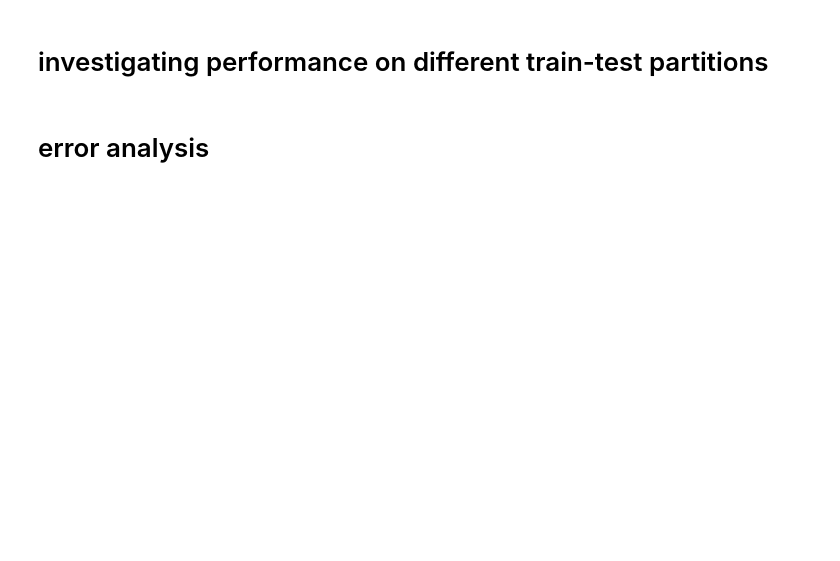
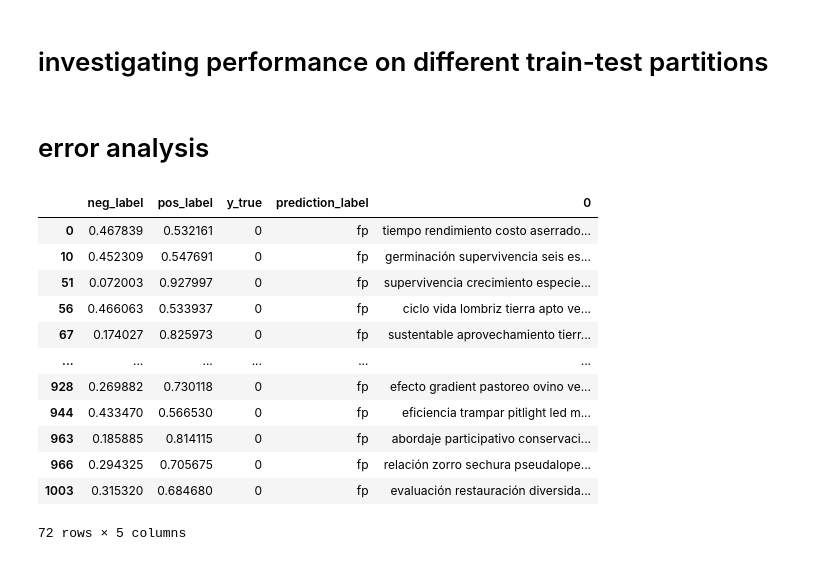
Before and after one commit to vberdejoespinola/translate-text-classifier-spanish, a Jupyter notebook: scripts/3.model_training.ipynb, the cells around one changed output. Cells and saved outputs as stored; diff of their text form; code cells hidden in the pictures; blank space fills up the shorter version.

Commit message:
fixed key error

```diff
--- a/scripts/3.model_training.ipynb
+++ b/scripts/3.model_training.ipynb
@@ -413,24 +490,38 @@ m_seeds = pd.concat([m_seed24, m_seed36, m_seed64, m_seed128])
 # %%
 # log reg
 
 x_test_df = pd.DataFrame(x_test)
 
-dat_pred_label = pd.DataFrame(distill_liblinear[1], columns=['neg_label', 'pos_label'])
+dat_pred_label = pd.DataFrame(distill_seed_42[1], columns=['neg_label', 'pos_label'])
 dat_pred_label['y_true'] = y_test
 dat_pred_label
 
 # assign predicted labels to examples
 
 def get_prediction_label(row):
     if row["y_true"] == 0:
         return 'fp' if row['neg_label'] < 0.5 else 'tn'
     else:
         return 'tp' if row['pos_label'] > 0.5 else 'fn'
 
 dat_pred_label['prediction_label'] = dat_pred_label.apply(get_prediction_label, axis=1)
 
 dat_pred_label = dat_pred_label.merge(x_test_df, left_index=True, right_index=True)
-dat_pred_label.to_csv('../results/logreg_svm_mlp/error_analysis_predictions_with_tetx.csv')
+dat_pred_label.to_csv('../results/preliminary/error_analysis_predictions_with_tetx.csv')
 
 fp_examples = dat_pred_label[dat_pred_label['prediction_label'] == 'fp']
 fp_examples
+# %% [output]
+|  | neg_label | pos_label | y_true | prediction_label | 0 |
+| 0 | 0.467839 | 0.532161 | 0 | fp | tiempo rendimiento costo aserrado... |
+| 10 | 0.452309 | 0.547691 | 0 | fp | germinación supervivencia seis es... |
+| 51 | 0.072003 | 0.927997 | 0 | fp | supervivencia crecimiento especie... |
+| 56 | 0.466063 | 0.533937 | 0 | fp | ciclo vida lombriz tierra apto ve... |
+| 67 | 0.174027 | 0.825973 | 0 | fp | sustentable aprovechamiento tierr... |
+| ... | ... | ... | ... | ... | ... |
+| 928 | 0.269882 | 0.730118 | 0 | fp | efecto gradient pastoreo ovino ve... |
+| 944 | 0.433470 | 0.566530 | 0 | fp | eficiencia trampar pitlight led m... |
+| 963 | 0.185885 | 0.814115 | 0 | fp | abordaje participativo conservaci... |
+| 966 | 0.294325 | 0.705675 | 0 | fp | relación zorro sechura pseudalope... |
+| 1003 | 0.315320 | 0.684680 | 0 | fp | evaluación restauración diversida... |
+72 rows × 5 columns
```
Also changed, not shown: parts of 17 cells of this notebook, 1 other file.
